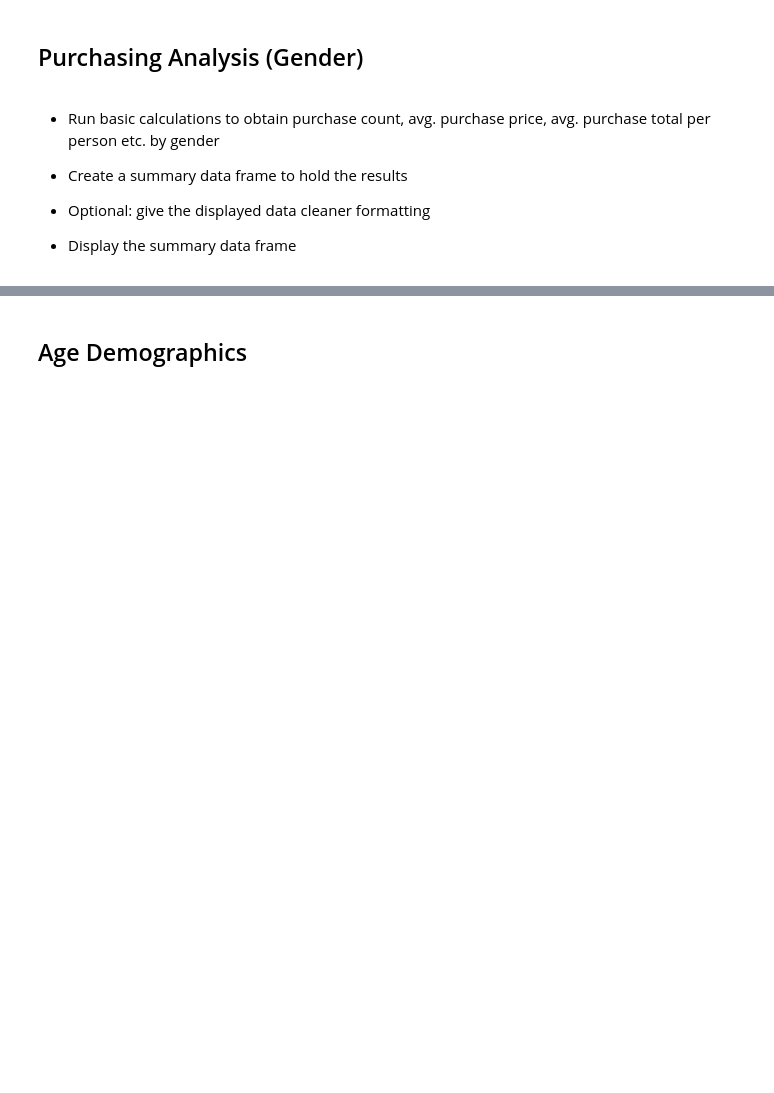
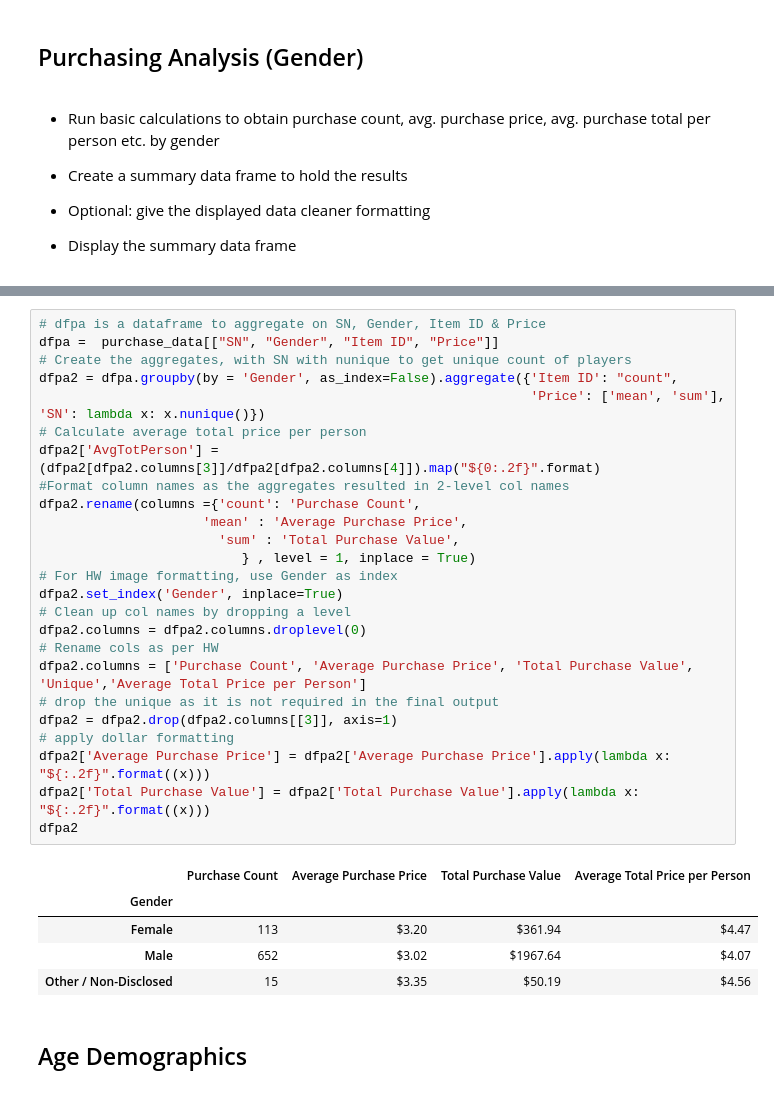
Before and after one commit to mcalambur/python-challenge, a Jupyter notebook: HeroesOfPymoli/HeroesOfPymoli_starter.ipynb, the cells around one changed output, grey strips where cells are left out. Cells and saved outputs as stored; diff of their text form; blank space fills up the shorter version.

```diff
--- a/HeroesOfPymoli/HeroesOfPymoli_starter.ipynb
+++ b/HeroesOfPymoli/HeroesOfPymoli_starter.ipynb
@@ -101,3 +107,34 @@ purch_analysis
+# %%
+# dfpa is a dataframe to aggregate on SN, Gender, Item ID & Price
+dfpa =  purchase_data[["SN", "Gender", "Item ID", "Price"]]
+# Create the aggregates, with SN with nunique to get unique count of players
+dfpa2 = dfpa.groupby(by = 'Gender', as_index=False).aggregate({'Item ID': "count",
+                                                               'Price': ['mean', 'sum'], 'SN': lambda x: x.nunique()})
+# Calculate average total price per person
+dfpa2['AvgTotPerson'] = (dfpa2[dfpa2.columns[3]]/dfpa2[dfpa2.columns[4]]).map("${0:.2f}".format)
+#Format column names as the aggregates resulted in 2-level col names
+dfpa2.rename(columns ={'count': 'Purchase Count',
+                     'mean' : 'Average Purchase Price',
+                       'sum' : 'Total Purchase Value',
+                          } , level = 1, inplace = True)
+# For HW image formatting, use Gender as index
+dfpa2.set_index('Gender', inplace=True)
+# Clean up col names by dropping a level
+dfpa2.columns = dfpa2.columns.droplevel(0)
+# Rename cols as per HW
+dfpa2.columns = ['Purchase Count', 'Average Purchase Price', 'Total Purchase Value', 'Unique','Average Total Price per Person']
+# drop the unique as it is not required in the final output
+dfpa2 = dfpa2.drop(dfpa2.columns[[3]], axis=1)
+# apply dollar formatting
+dfpa2['Average Purchase Price'] = dfpa2['Average Purchase Price'].apply(lambda x: "${:.2f}".format((x)))
+dfpa2['Total Purchase Value'] = dfpa2['Total Purchase Value'].apply(lambda x: "${:.2f}".format((x)))
+dfpa2
+# %% [output]
+|  | Purchase Count | Average Purchase Price | Total Purchase Value | Average Total Price per Person |
+| Gender |  |  |  |  |
+| Female | 113 | $3.20 | $361.94 | $4.47 |
+| Male | 652 | $3.02 | $1967.64 | $4.07 |
+| Other / Non-Disclosed | 15 | $3.35 | $50.19 | $4.56 |
 # %% [markdown]
 ## Age Demographics
 # %% [markdown]
```
Also changed, not shown: parts of 9 cells of this notebook.
